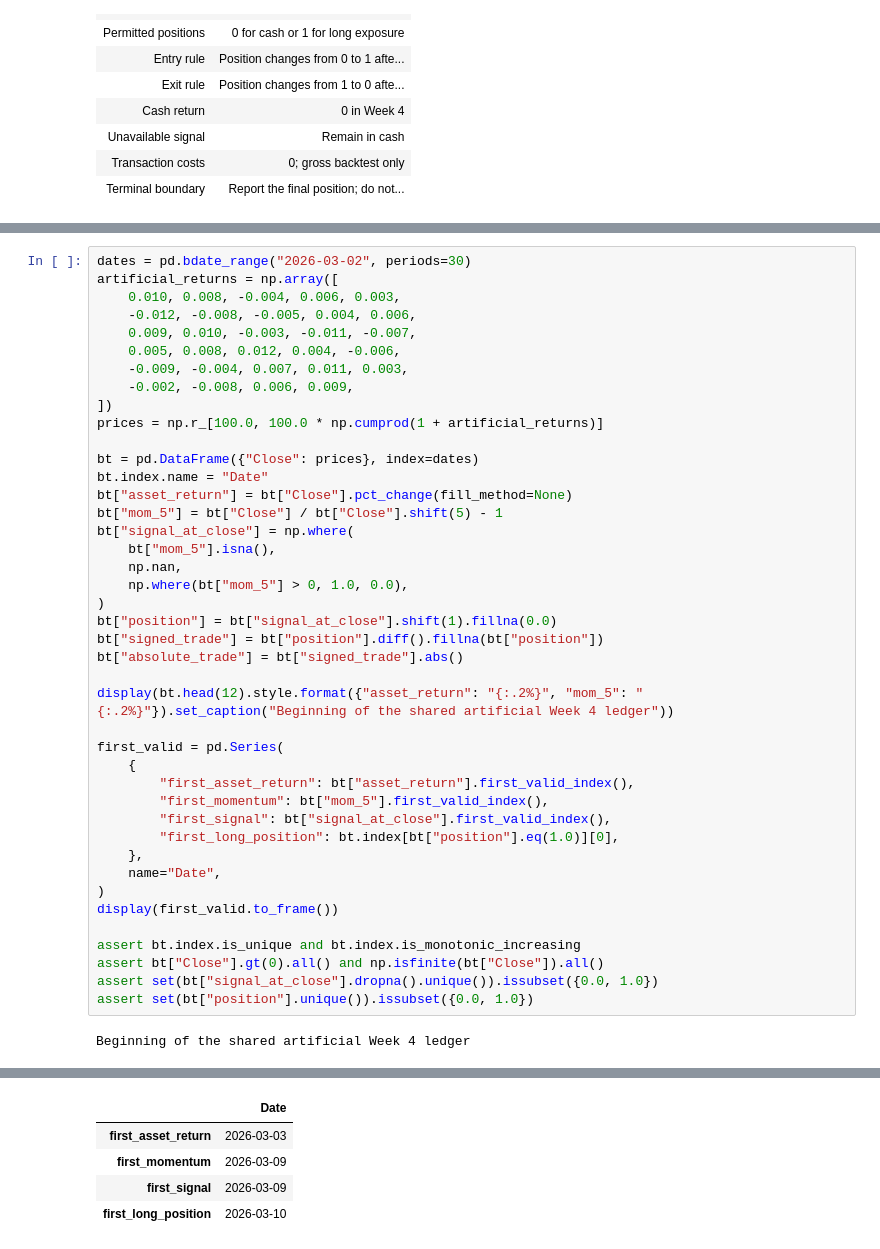
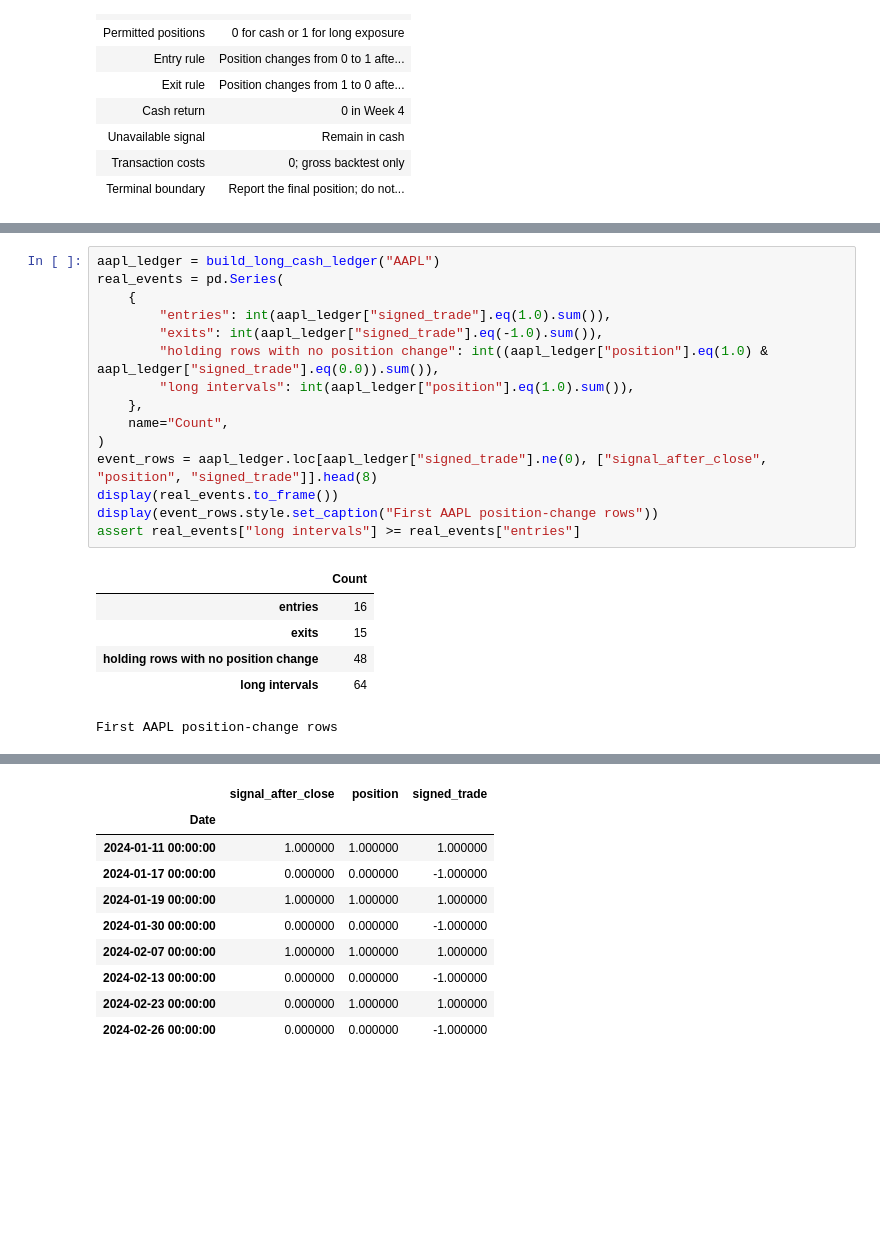
Before and after one commit to KennethWYLee/FinTech, a Jupyter notebook: course/04/week4_main.ipynb, the cells around one changed output, grey strips where cells are left out. Saved outputs shown, nothing was run; the diff lists cells and outputs as text; blank space fills up the shorter version.

```diff
--- a/course/04/week4_main.ipynb
+++ b/course/04/week4_main.ipynb
@@ -713,44 +806,22 @@ Predict the first valid five-session momentum row, the first available signal ro
 # %%
-dates = pd.bdate_range("2026-03-02", periods=30)
-artificial_returns = np.array([
-    0.010, 0.008, -0.004, 0.006, 0.003,
-    -0.012, -0.008, -0.005, 0.004, 0.006,
-    0.009, 0.010, -0.003, -0.011, -0.007,
-    0.005, 0.008, 0.012, 0.004, -0.006,
-    -0.009, -0.004, 0.007, 0.011, 0.003,
-    -0.002, -0.008, 0.006, 0.009,
-])
-prices = np.r_[100.0, 100.0 * np.cumprod(1 + artificial_returns)]
-
-bt = pd.DataFrame({"Close": prices}, index=dates)
-bt.index.name = "Date"
-bt["asset_return"] = bt["Close"].pct_change(fill_method=None)
-bt["mom_5"] = bt["Close"] / bt["Close"].shift(5) - 1
-bt["signal_at_close"] = np.where(
-    bt["mom_5"].isna(),
-    np.nan,
-    np.where(bt["mom_5"] > 0, 1.0, 0.0),
+aapl_ledger = build_long_cash_ledger("AAPL")
+real_events = pd.Series(
+    {
+        "entries": int(aapl_ledger["signed_trade"].eq(1.0).sum()),
+        "exits": int(aapl_ledger["signed_trade"].eq(-1.0).sum()),
+        "holding rows with no position change": int((aapl_ledger["position"].eq(1.0) & aapl_ledger["signed_trade"].eq(0.0)).sum()),
+        "long intervals": int(aapl_ledger["position"].eq(1.0).sum()),
+    },
+    name="Count",
 )
-bt["position"] = bt["signal_at_close"].shift(1).fillna(0.0)
-bt["signed_trade"] = bt["position"].diff().fillna(bt["position"])
-bt["absolute_trade"] = bt["signed_trade"].abs()
-
-display(bt.head(12).style.format({"asset_return": "{:.2%}", "mom_5": "{:.2%}"}).set_caption("Beginning of the shared artificial Week 4 ledger"))
-
-first_valid = pd.Series(
-    {
-        "first_asset_return": bt["asset_return"].first_valid_index(),
-        "first_momentum": bt["mom_5"].first_valid_index(),
-        "first_signal": bt["signal_at_close"].first_valid_index(),
-        "first_long_position": bt.index[bt["position"].eq(1.0)][0],
-    },
-    name="Date",
-)
-display(first_valid.to_frame())
-
-assert bt.index.is_unique and bt.index.is_monotonic_increasing
-assert bt["Close"].gt(0).all() and np.isfinite(bt["Close"]).all()
-assert set(bt["signal_at_close"].dropna().unique()).issubset({0.0, 1.0})
-assert set(bt["position"].unique()).issubset({0.0, 1.0})
+event_rows = aapl_ledger.loc[aapl_ledger["signed_trade"].ne(0), ["signal_after_close", "position", "signed_trade"]].head(8)
+display(real_events.to_frame())
+display(event_rows.style.set_caption("First AAPL position-change rows"))
+assert real_events["long intervals"] >= real_events["entries"]
 # %% [output]
+|  | Count |
+| entries | 16 |
+| exits | 15 |
+| holding rows with no position change | 48 |
+| long intervals | 64 |
-Beginning of the shared artificial Week 4 ledger
+First AAPL position-change rows
@@ -771,6 +828,11 @@ Beginning of the shared artificial Week 4 ledger
-|  | Date |
-| first_asset_return | 2026-03-03 |
-| first_momentum | 2026-03-09 |
-| first_signal | 2026-03-09 |
-| first_long_position | 2026-03-10 |
+|  | signal_after_close | position | signed_trade |
+| Date |  |  |  |
+| 2024-01-11 00:00:00 | 1.000000 | 1.000000 | 1.000000 |
+| 2024-01-17 00:00:00 | 0.000000 | 0.000000 | -1.000000 |
+| 2024-01-19 00:00:00 | 1.000000 | 1.000000 | 1.000000 |
+| 2024-01-30 00:00:00 | 0.000000 | 0.000000 | -1.000000 |
+| 2024-02-07 00:00:00 | 1.000000 | 1.000000 | 1.000000 |
+| 2024-02-13 00:00:00 | 0.000000 | 0.000000 | -1.000000 |
+| 2024-02-23 00:00:00 | 0.000000 | 1.000000 | 1.000000 |
+| 2024-02-26 00:00:00 | 0.000000 | 0.000000 | -1.000000 |
 # %% [markdown]
```
Also changed, not shown: parts of 148 cells of this notebook.
